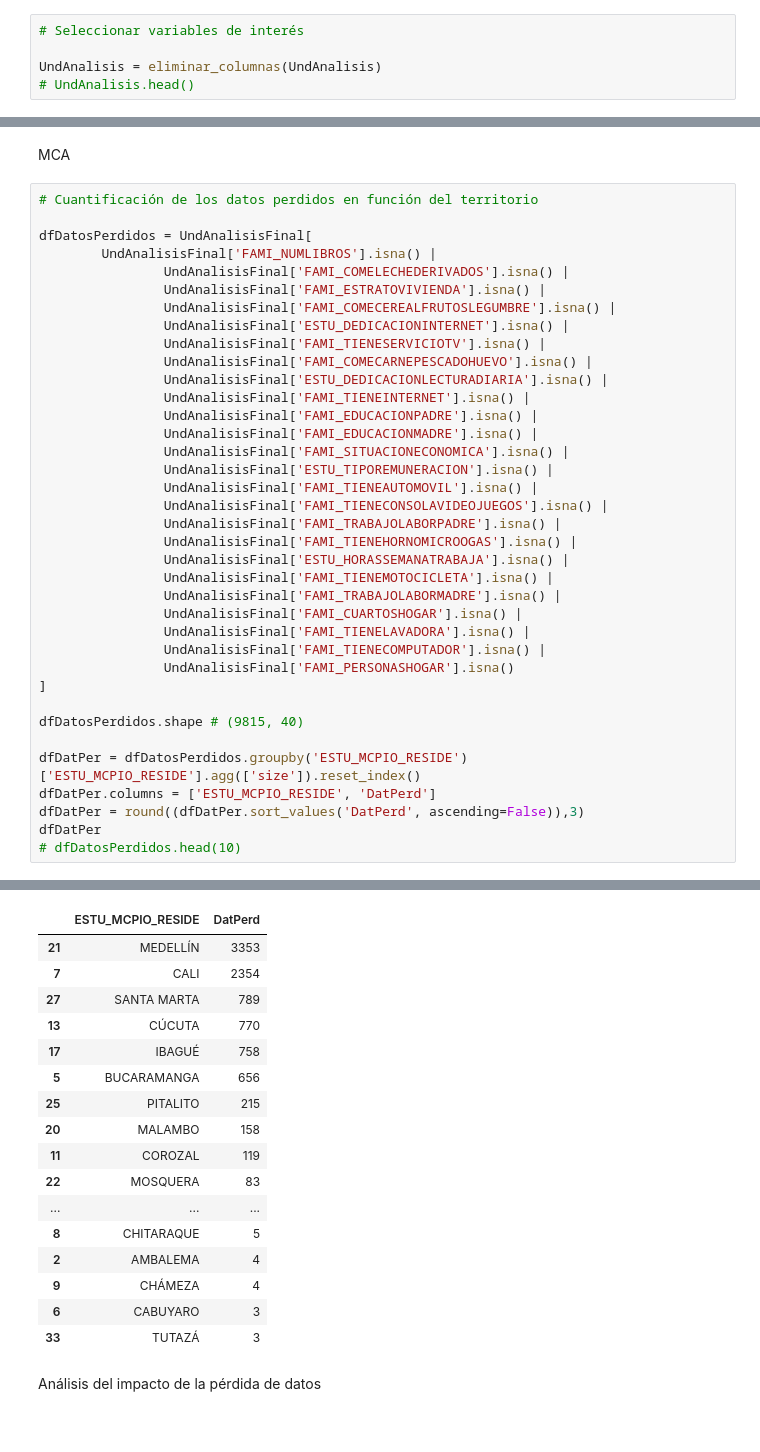
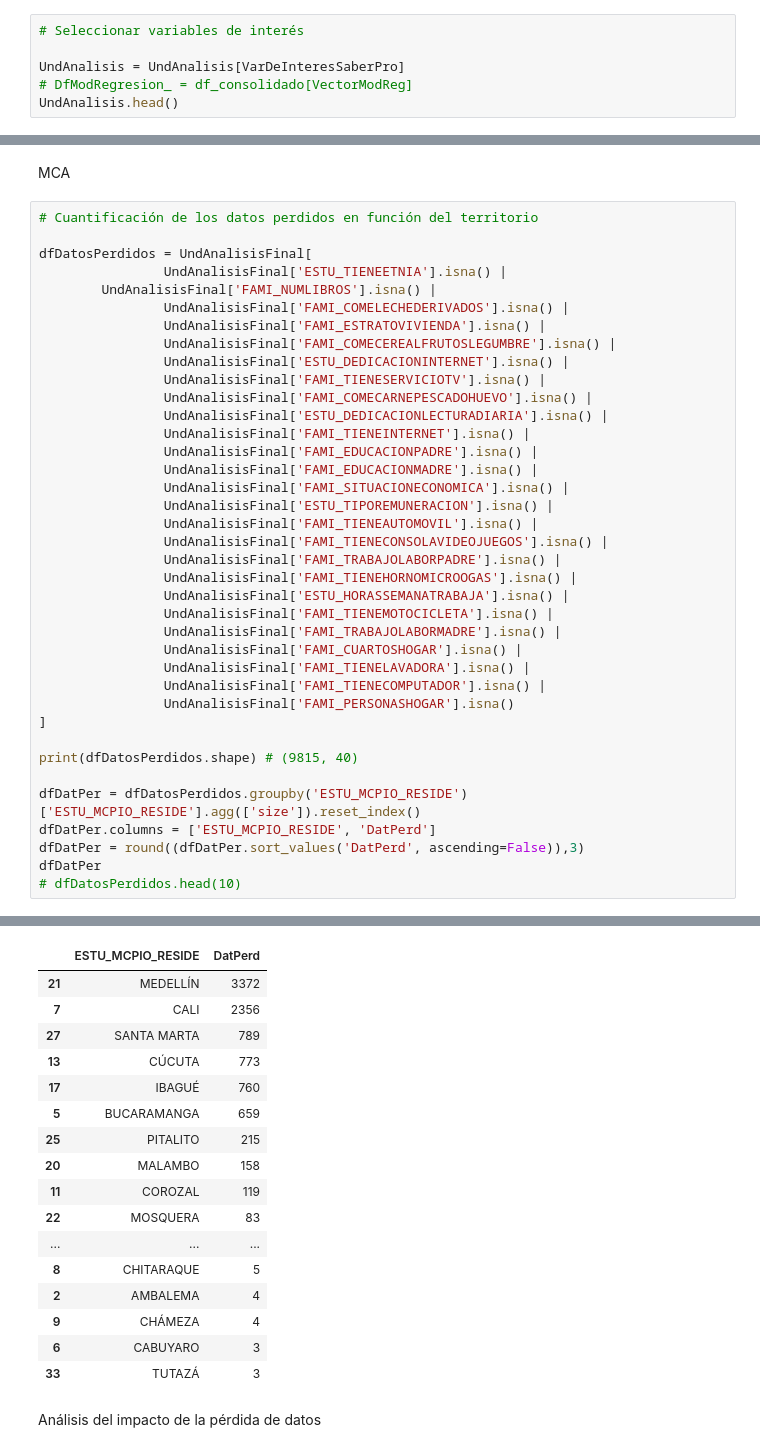
Before and after one commit to oscaraparram/python_code_public, a Jupyter notebook: JoinSaber11.ipynb, the cells around one changed output, grey strips where cells are left out. Drawn from its saved outputs; the diff is of its cells as text.

```diff
--- a/JoinSaber11.ipynb
+++ b/JoinSaber11.ipynb
@@ -247,5 +246,6 @@ def eliminar_columnas(df):
 # %%
 # Seleccionar variables de interés
 
-UndAnalisis = eliminar_columnas(UndAnalisis)
-# UndAnalisis.head()
+UndAnalisis = UndAnalisis[VarDeInteresSaberPro]
+# DfModRegresion_ = df_consolidado[VectorModReg]
+UndAnalisis.head()
@@ -458,6 +466,7 @@ MCA
 # Cuantificación de los datos perdidos en función del territorio
 
 dfDatosPerdidos = UndAnalisisFinal[
+				UndAnalisisFinal['ESTU_TIENEETNIA'].isna() |
         UndAnalisisFinal['FAMI_NUMLIBROS'].isna() |
 				UndAnalisisFinal['FAMI_COMELECHEDERIVADOS'].isna() |
 				UndAnalisisFinal['FAMI_ESTRATOVIVIENDA'].isna() |
@@ -484,7 +493,7 @@ dfDatosPerdidos = UndAnalisisFinal[
 				UndAnalisisFinal['FAMI_PERSONASHOGAR'].isna()
 ]
 
-dfDatosPerdidos.shape # (9815, 40)
+print(dfDatosPerdidos.shape) # (9815, 40)
 
 dfDatPer = dfDatosPerdidos.groupby('ESTU_MCPIO_RESIDE')['ESTU_MCPIO_RESIDE'].agg(['size']).reset_index()
 dfDatPer.columns = ['ESTU_MCPIO_RESIDE', 'DatPerd']
@@ -495,10 +505,10 @@ dfDatPer
 |  | ESTU_MCPIO_RESIDE | DatPerd |
-| 21 | MEDELLÍN | 3353 |
-| 7 | CALI | 2354 |
+| 21 | MEDELLÍN | 3372 |
+| 7 | CALI | 2356 |
 | 27 | SANTA MARTA | 789 |
-| 13 | CÚCUTA | 770 |
-| 17 | IBAGUÉ | 758 |
-| 5 | BUCARAMANGA | 656 |
+| 13 | CÚCUTA | 773 |
+| 17 | IBAGUÉ | 760 |
+| 5 | BUCARAMANGA | 659 |
 | 25 | PITALITO | 215 |
 | 20 | MALAMBO | 158 |
 | 11 | COROZAL | 119 |
```
Also changed, not shown: parts of 21 cells of this notebook.
